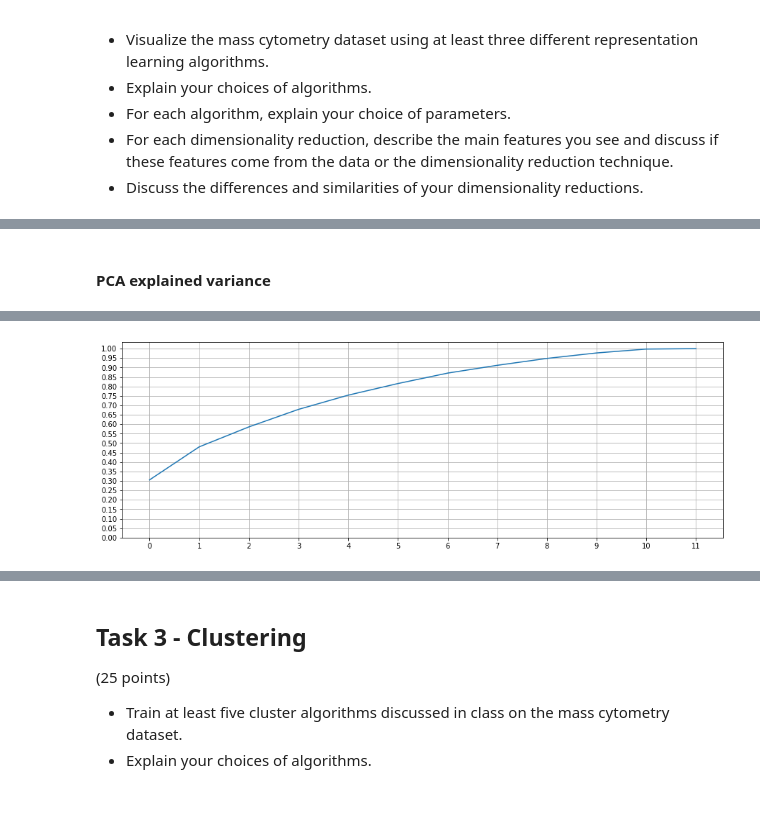
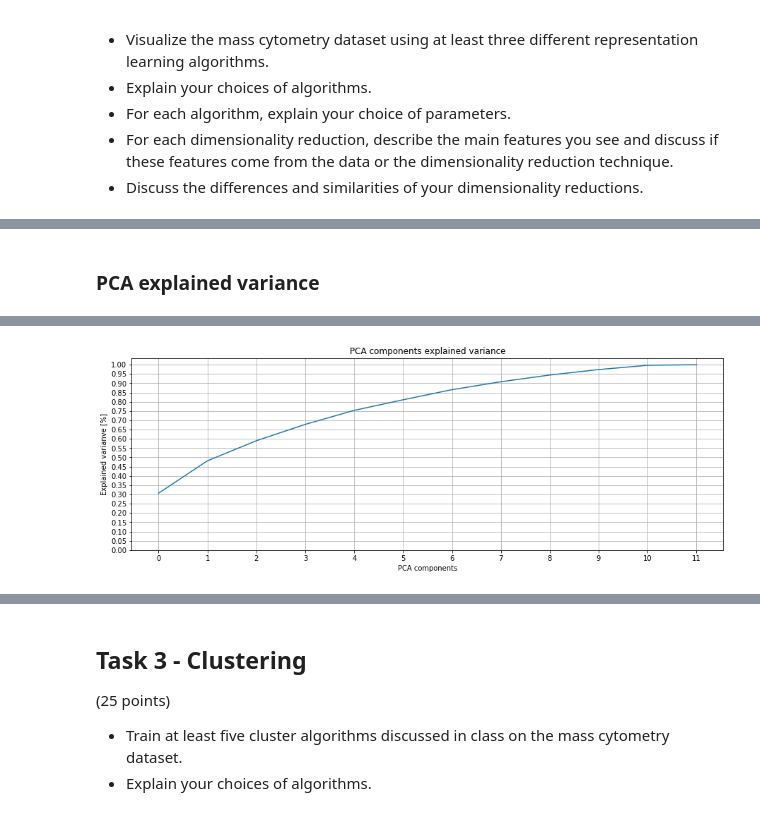
Before and after one commit to H00N24/INF367-Project-d-reduction-clustering, a Jupyter notebook: Project 2.ipynb, the cells around one changed output, grey strips where cells are left out. Saved outputs shown, nothing was run; the diff lists cells and outputs as text; code cells hidden in the pictures.

```diff
--- a/Project 2.ipynb
+++ b/Project 2.ipynb
@@ -469,9 +488,9 @@ plt.show()
 # %% [markdown]
-#### PCA explained variance
+### PCA explained variance
 # %%
 pca = PCA()
 
-pca.fit(standard_scaled.iloc[sampled_frame.index][all_features])
+pca.fit(standard_scaled[all_features])
 # %% [output]
 PCA(copy=True, iterated_power='auto', n_components=None, random_state=None,
     svd_solver='auto', tol=0.0, whiten=False)
@@ -479,12 +498,16 @@ PCA(copy=True, iterated_power='auto', n_components=None, random_state=None,
 # %%
 plt.figure(figsize=(15, 5))
 
 plt.plot(np.cumsum(pca.explained_variance_ratio_))
 plt.yticks(np.arange(0, 1.05, 0.05))
 plt.xticks(np.arange(0, pca.components_.shape[0]))
+plt.grid()
 
-plt.grid()
+plt.title("PCA components explained variance")
+plt.xlabel("PCA components")
+plt.ylabel("Explained varianve [%]")
+
 plt.show()
 # %% [output]
-[figure, old version]
+[figure, new version]
 [interactive output not drawn]
```
Also changed, not shown: parts of 38 cells of this notebook.
